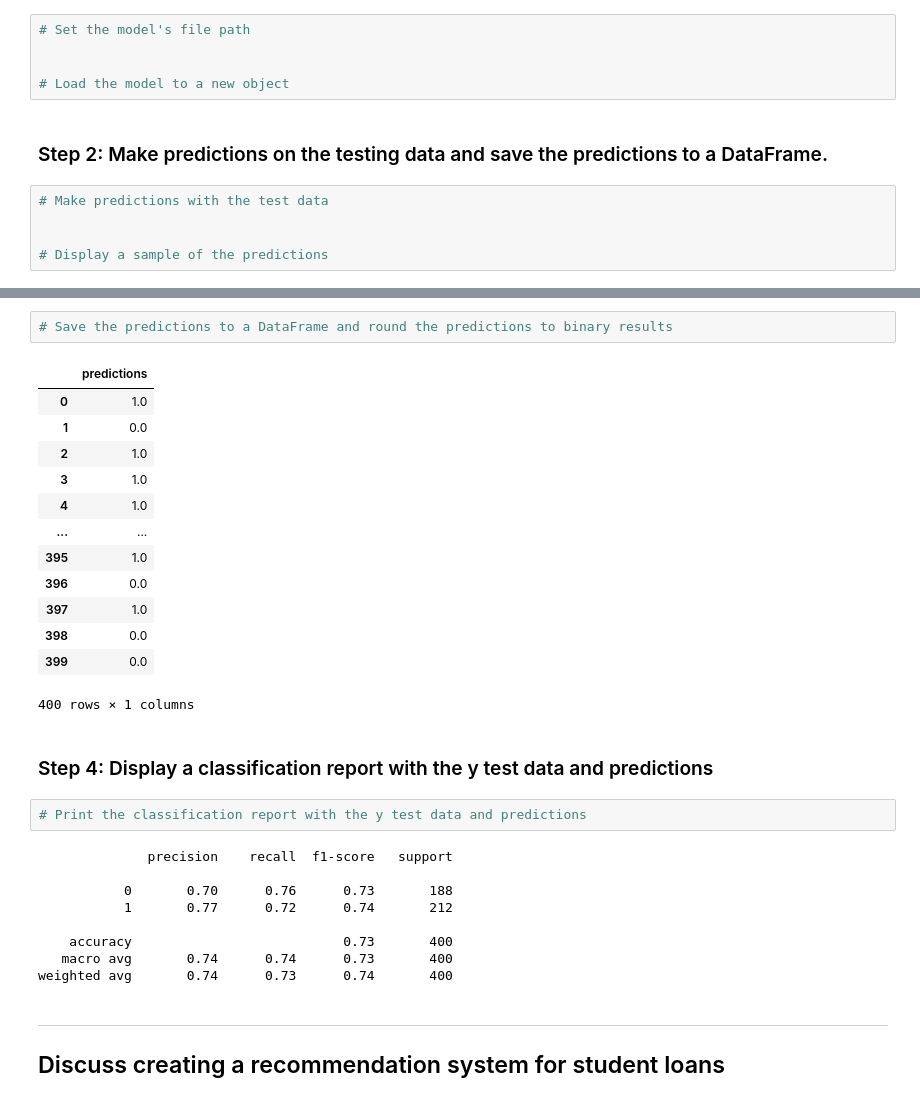
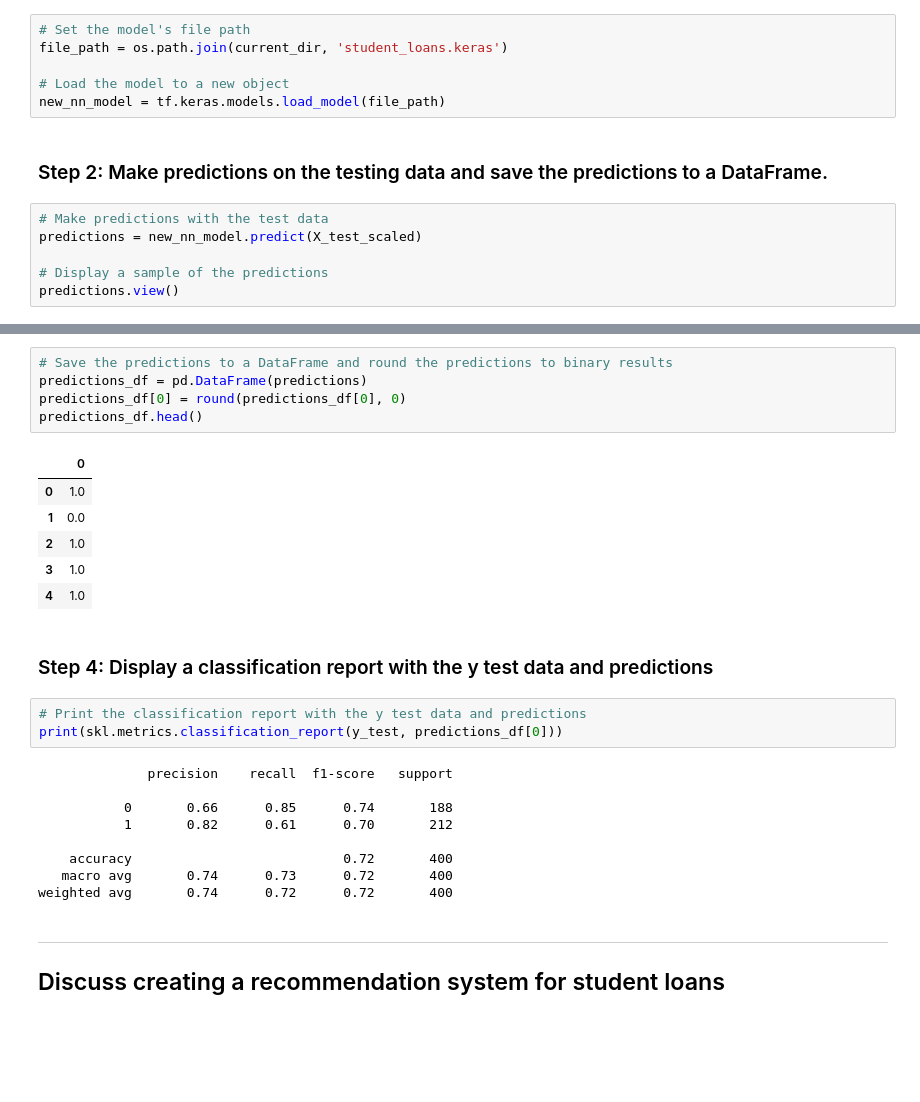
Before and after one commit to emcmanus12/neural-network-challenge-1, a Jupyter notebook: student_loans_with_deep_learning.ipynb, the cells around one changed output, grey strips where cells are left out. Drawn from its saved outputs; the diff is of its cells as text; blank space fills up the shorter version.

```diff
--- a/student_loans_with_deep_learning.ipynb
+++ b/student_loans_with_deep_learning.ipynb
@@ -210,14 +210,16 @@ nn_model.save(model_path)
 ### Step 1: Reload your saved model.
 # %%
 # Set the model's file path
-
+file_path = os.path.join(current_dir, 'student_loans.keras')
 
 # Load the model to a new object
+new_nn_model = tf.keras.models.load_model(file_path)
 # %% [markdown]
 ### Step 2: Make predictions on the testing data and save the predictions to a DataFrame.
 # %%
 # Make predictions with the test data
-
+predictions = new_nn_model.predict(X_test_scaled)
 
 # Display a sample of the predictions
+predictions.view()
 # %% [output]
@@ -230,32 +244,29 @@ array([[0.63573396],
 # %%
 # Save the predictions to a DataFrame and round the predictions to binary results
+predictions_df = pd.DataFrame(predictions)
+predictions_df[0] = round(predictions_df[0], 0)
+predictions_df.head()
 # %% [output]
-|  | predictions |
+|  | 0 |
 | 0 | 1.0 |
 | 1 | 0.0 |
 | 2 | 1.0 |
 | 3 | 1.0 |
 | 4 | 1.0 |
-| ... | ... |
-| 395 | 1.0 |
-| 396 | 0.0 |
-| 397 | 1.0 |
-| 398 | 0.0 |
-| 399 | 0.0 |
-400 rows × 1 columns
 # %% [markdown]
 ### Step 4: Display a classification report with the y test data and predictions
 # %%
 # Print the classification report with the y test data and predictions
+print(skl.metrics.classification_report(y_test, predictions_df[0]))
 # %% [output]
               precision    recall  f1-score   support
 
-           0       0.70      0.76      0.73       188
-           1       0.77      0.72      0.74       212
+           0       0.66      0.85      0.74       188
+           1       0.82      0.61      0.70       212
 
-    accuracy                           0.73       400
-   macro avg       0.74      0.74      0.73       400
-weighted avg       0.74      0.73      0.74       400
+    accuracy                           0.72       400
+   macro avg       0.74      0.73      0.72       400
+weighted avg       0.74      0.72      0.72       400
 # %% [markdown]
 ---
 ## Discuss creating a recommendation system for student loans
```
Also changed, not shown: parts of 2 cells of this notebook.
